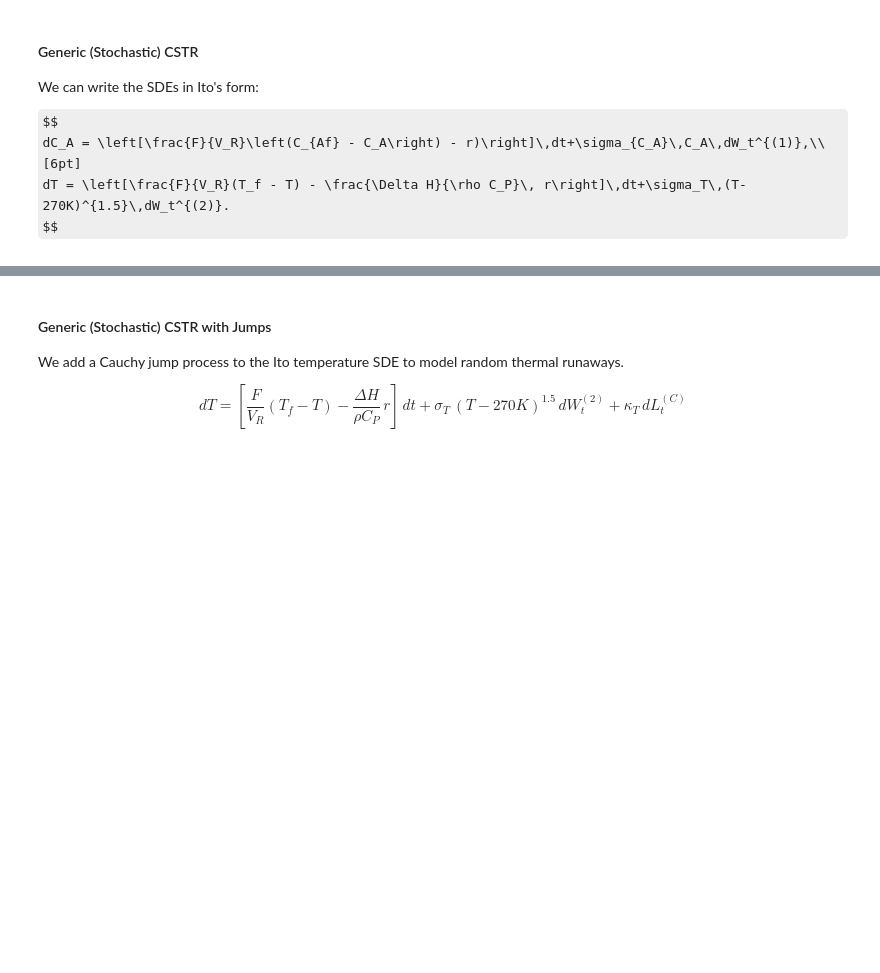
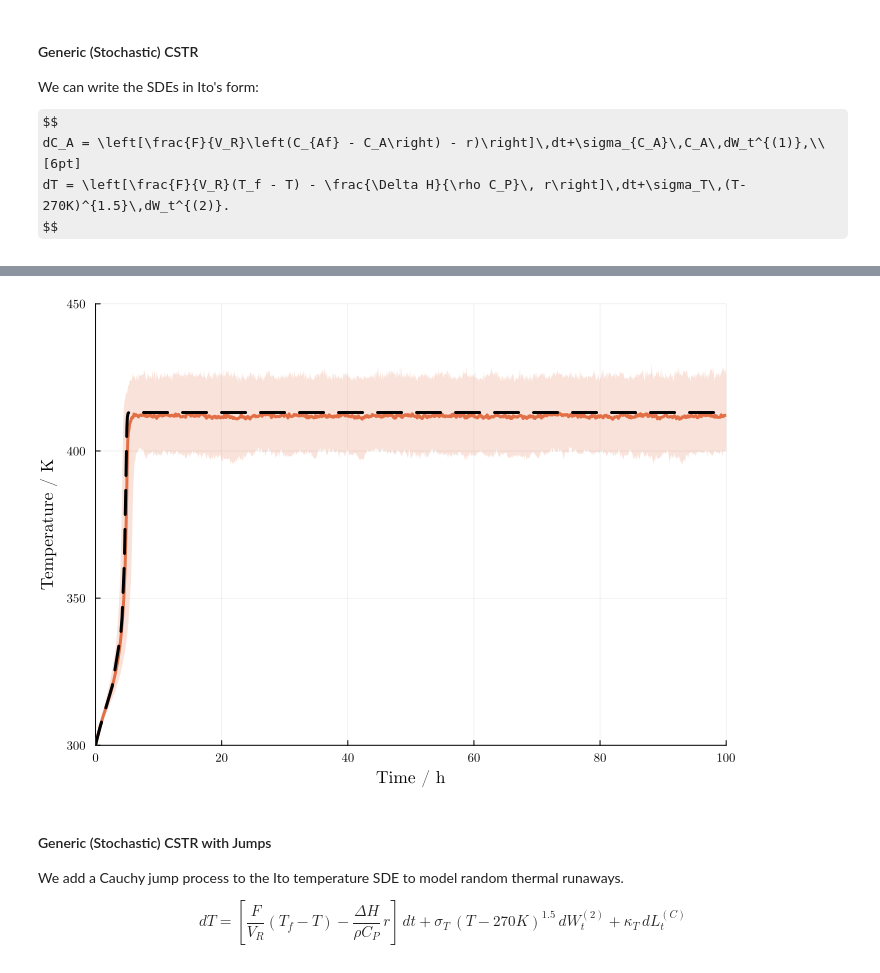
Before and after one commit to rafifsr/gradcourses, a Jupyter notebook: 633_cstr_sde.ipynb, the cells around one changed output, grey strips where cells are left out. Saved outputs shown, nothing was run; the diff lists cells and outputs as text; code cells hidden in the pictures; some formulas as TeX source; blank space fills up the shorter version.

```diff
--- a/633_cstr_sde.ipynb
+++ b/633_cstr_sde.ipynb
@@ -112,3 +115,13 @@ plot!(xlims=(0,100), size=(700,500))
+# %%
+# Ensemble simulation
+ensemble_prob = EnsembleProblem(sdeprob, prob_func = (prob,i,repeat) -> remake(prob))
+ensemble_sol = solve(ensemble_prob, EM(), EnsembleThreads(), trajectories=500, dt=dt, saveat=tsteps)
+summ = EnsembleSummary(ensemble_sol)
+
+plot(summ;idxs=2, xlabel="Time / h", ylabel="Temperature / K", lw=3, ylims=(300,450), xlims=(0,100), size=(700,500))
+plot!(odesol.t, [u[2] for u in odesol.u], lw=3, linestyle=:dash, color=:black)
+# %% [output]
+[figure, added]
 # %% [markdown]
 #### Generic (Stochastic) CSTR with Jumps
 
```
Also changed, not shown: parts of 2 cells of this notebook.
